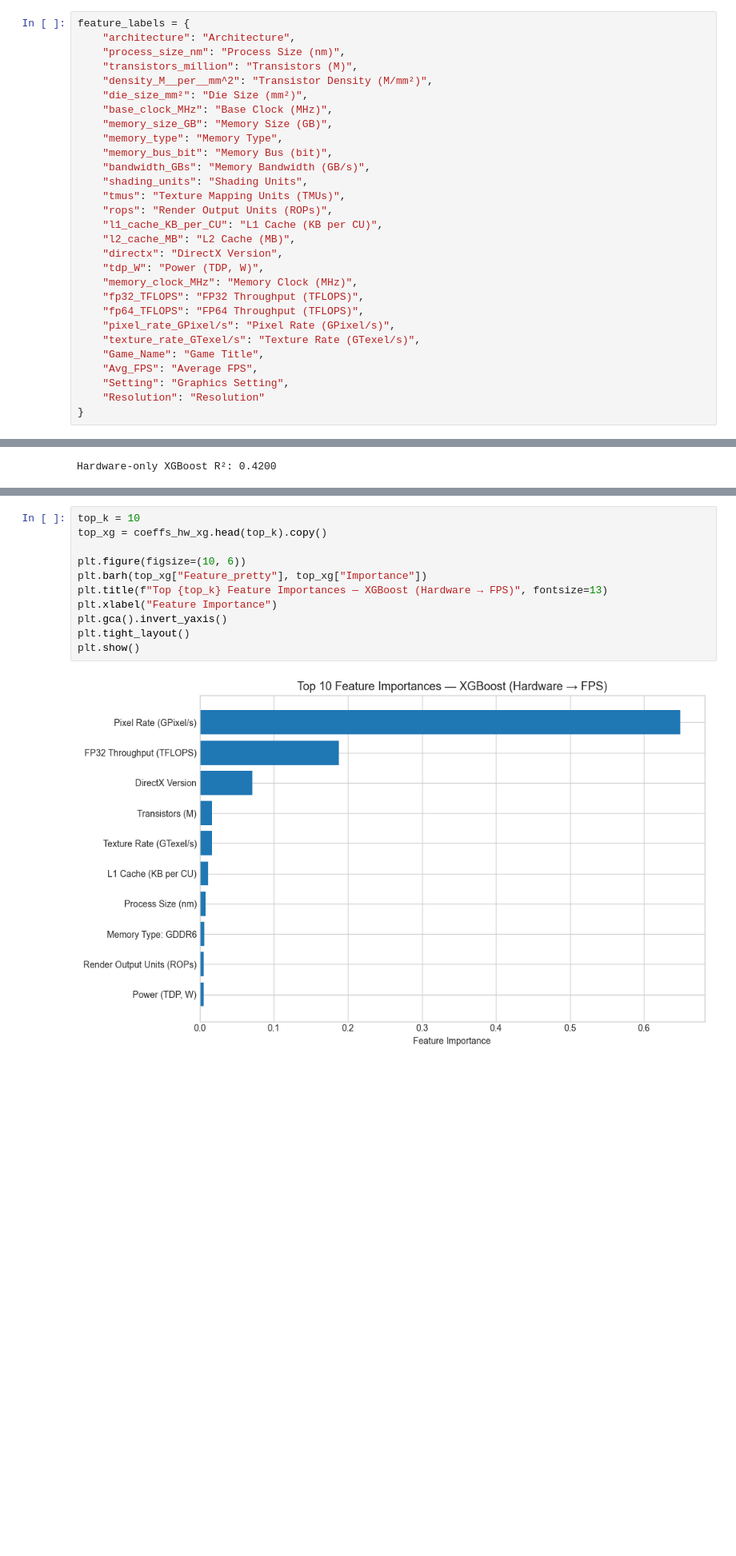
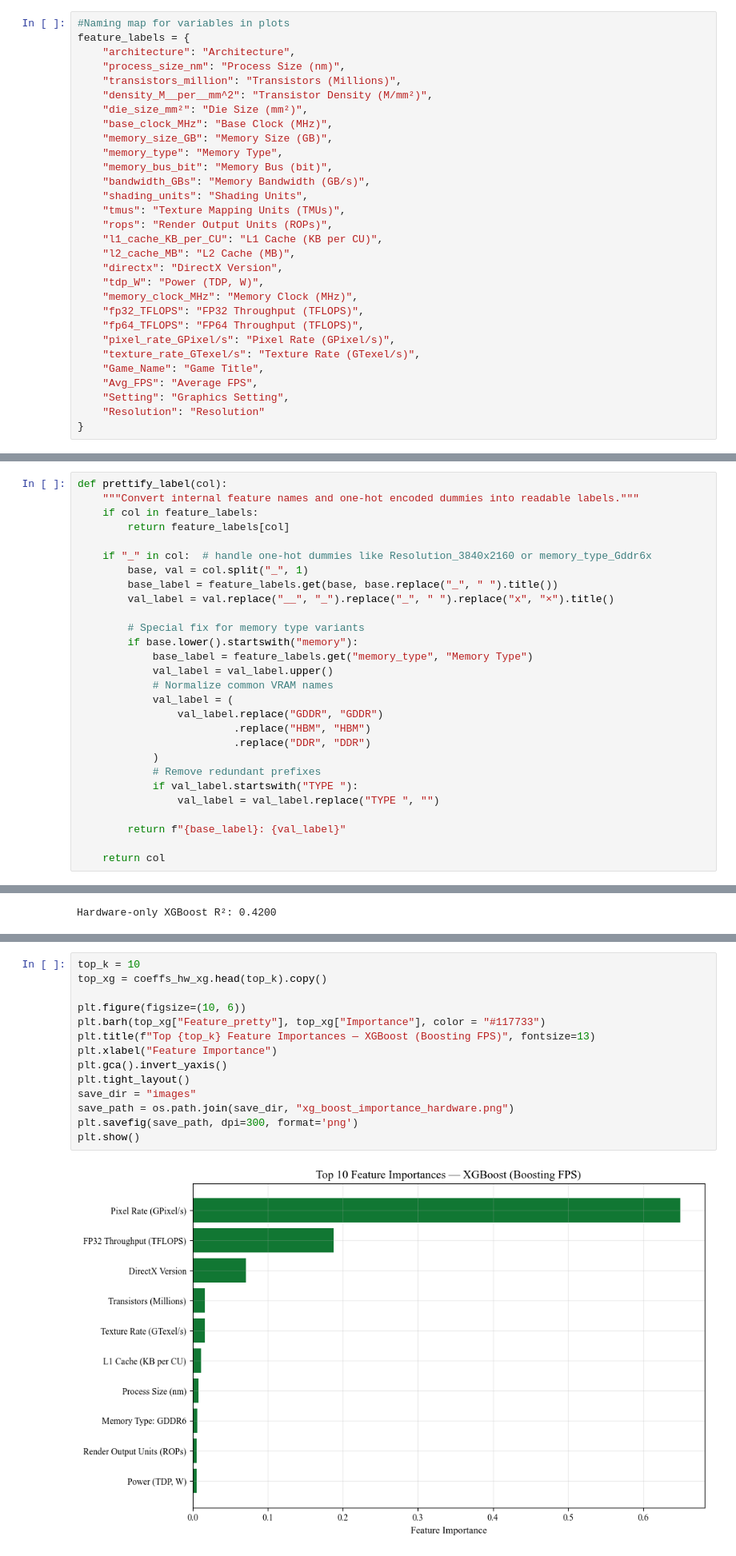
Before and after one commit to Nate-Wade/GPU-Project, a Jupyter notebook: dataWrangle.ipynb, the cells around one changed output, grey strips where cells are left out. Shown at 80% size. Cells and saved outputs as stored; diff of their text form; blank space fills up the shorter version.

```diff
--- a/dataWrangle.ipynb
+++ b/dataWrangle.ipynb
@@ -244,8 +249,9 @@ dtype: object
 # %%
+#Naming map for variables in plots
 feature_labels = {
     "architecture": "Architecture",
     "process_size_nm": "Process Size (nm)",
-    "transistors_million": "Transistors (M)",
+    "transistors_million": "Transistors (Millions)",
     "density_M__per__mm^2": "Transistor Density (M/mm²)",
     "die_size_mm²": "Die Size (mm²)",
     "base_clock_MHz": "Base Clock (MHz)",
@@ -292,6 +298,34 @@ numeric_transformer = StandardScaler()
 categorical_transformer = OneHotEncoder(handle_unknown="ignore")
 # %% [markdown]
 ### Raw Feature Analysis
+# %%
+def prettify_label(col):
+    """Convert internal feature names and one-hot encoded dummies into readable labels."""
+    if col in feature_labels:
+        return feature_labels[col]
+
+    if "_" in col:  # handle one-hot dummies like Resolution_3840x2160 or memory_type_Gddr6x
+        base, val = col.split("_", 1)
+        base_label = feature_labels.get(base, base.replace("_", " ").title())
+        val_label = val.replace("__", "_").replace("_", " ").replace("x", "×").title()
+
+        # Special fix for memory type variants
+        if base.lower().startswith("memory"):
+            base_label = feature_labels.get("memory_type", "Memory Type")
+            val_label = val_label.upper()
+            # Normalize common VRAM names
+            val_label = (
+                val_label.replace("GDDR", "GDDR")
+                         .replace("HBM", "HBM")
+                         .replace("DDR", "DDR")
+            )
+            # Remove redundant prefixes
+            if val_label.startswith("TYPE "):
+                val_label = val_label.replace("TYPE ", "")
+
+        return f"{base_label}: {val_label}"
+
+    return col
 # %%
 TARGET = "Avg_FPS"
 
@@ -786,16 +742,19 @@ coeffs_hw_xg = (
 # %%
 top_k = 10
 top_xg = coeffs_hw_xg.head(top_k).copy()
 
 plt.figure(figsize=(10, 6))
-plt.barh(top_xg["Feature_pretty"], top_xg["Importance"])
-plt.title(f"Top {top_k} Feature Importances — XGBoost (Hardware → FPS)", fontsize=13)
+plt.barh(top_xg["Feature_pretty"], top_xg["Importance"], color = "#117733")
+plt.title(f"Top {top_k} Feature Importances — XGBoost (Boosting FPS)", fontsize=13)
 plt.xlabel("Feature Importance")
 plt.gca().invert_yaxis()
 plt.tight_layout()
+save_dir = "images"
+save_path = os.path.join(save_dir, "xg_boost_importance_hardware.png")
+plt.savefig(save_path, dpi=300, format='png')
 plt.show()
 # %% [output]
-[figure, old version]
+[figure, new version]
 # %% [markdown]
 ##### ANALYIZE GAME DRIVEN FPS IN ISOLATION (XG BOOST)
 # %%
```
Also changed, not shown: parts of 26 cells of this notebook, 13 other files.
